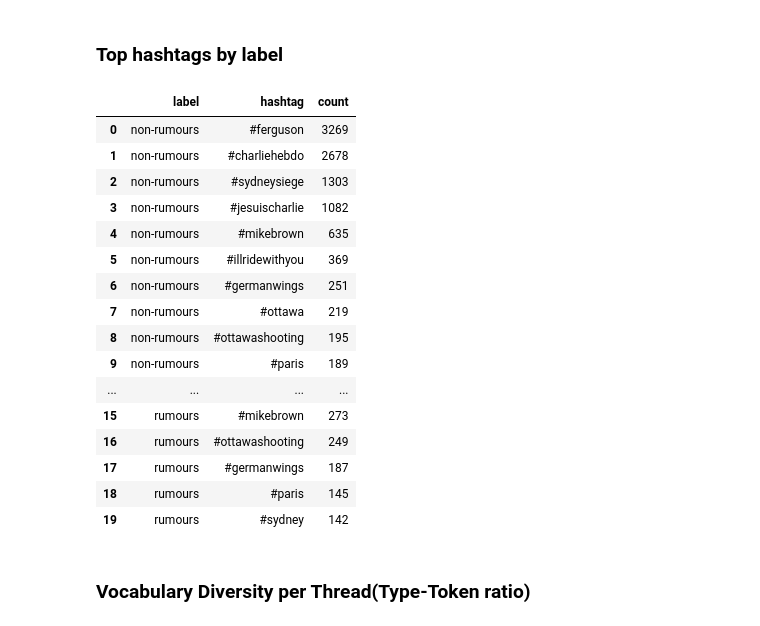
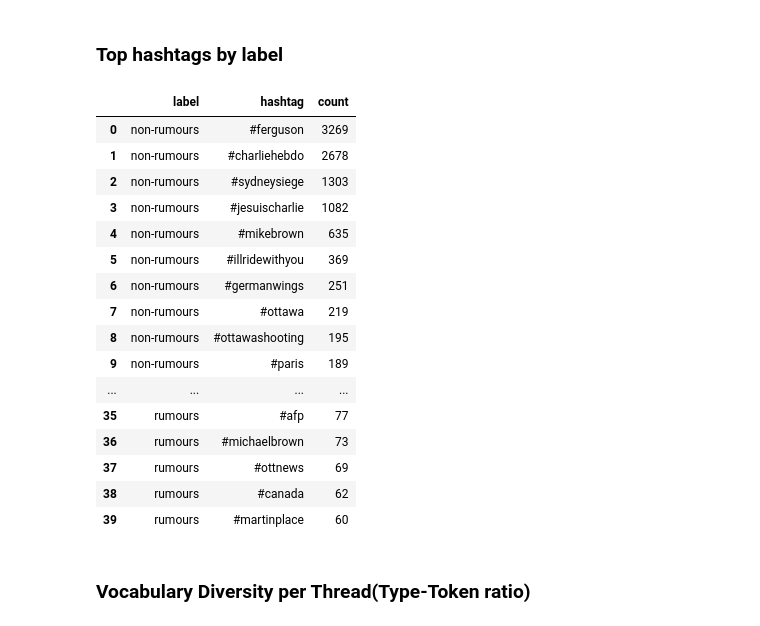
Before and after one commit to jakianowshin/mrp_misinformation, a Jupyter notebook: EDA/pheme_mrp/notebooks/pheme_eda.ipynb, the cells around one changed output. Drawn from its saved outputs; the diff is of its cells as text; code cells hidden in the pictures.

```diff
--- a/EDA/pheme_mrp/notebooks/pheme_eda.ipynb
+++ b/EDA/pheme_mrp/notebooks/pheme_eda.ipynb
@@ -684,39 +746,39 @@ hashtag_results = []
 for label, group in df.groupby("label_name"):
     hashtags = []
 
     for text in group["text"]:
         hashtags.extend(extract_hashtags(text))
 
-    top_tags = Counter(hashtags).most_common(10)
+    top_tags = Counter(hashtags).most_common(20)
 
     for tag, count in top_tags:
         hashtag_results.append({
             "label": label,
             "hashtag": tag,
             "count": count
         })
 
 top_hashtags_df = pd.DataFrame(hashtag_results)
 
 top_hashtags_df
 # %% [output]
 |  | label | hashtag | count |
 | 0 | non-rumours | #ferguson | 3269 |
 | 1 | non-rumours | #charliehebdo | 2678 |
 | 2 | non-rumours | #sydneysiege | 1303 |
 | 3 | non-rumours | #jesuischarlie | 1082 |
 | 4 | non-rumours | #mikebrown | 635 |
 | 5 | non-rumours | #illridewithyou | 369 |
 | 6 | non-rumours | #germanwings | 251 |
 | 7 | non-rumours | #ottawa | 219 |
 | 8 | non-rumours | #ottawashooting | 195 |
 | 9 | non-rumours | #paris | 189 |
 | ... | ... | ... | ... |
-| 15 | rumours | #mikebrown | 273 |
-| 16 | rumours | #ottawashooting | 249 |
-| 17 | rumours | #germanwings | 187 |
-| 18 | rumours | #paris | 145 |
-| 19 | rumours | #sydney | 142 |
+| 35 | rumours | #afp | 77 |
+| 36 | rumours | #michaelbrown | 73 |
+| 37 | rumours | #ottnews | 69 |
+| 38 | rumours | #canada | 62 |
+| 39 | rumours | #martinplace | 60 |
 # %% [markdown]
 ### Vocabulary Diversity per Thread(Type-Token ratio)
 # %%
```
Also changed, not shown: parts of 8 cells of this notebook, 5 other files.
